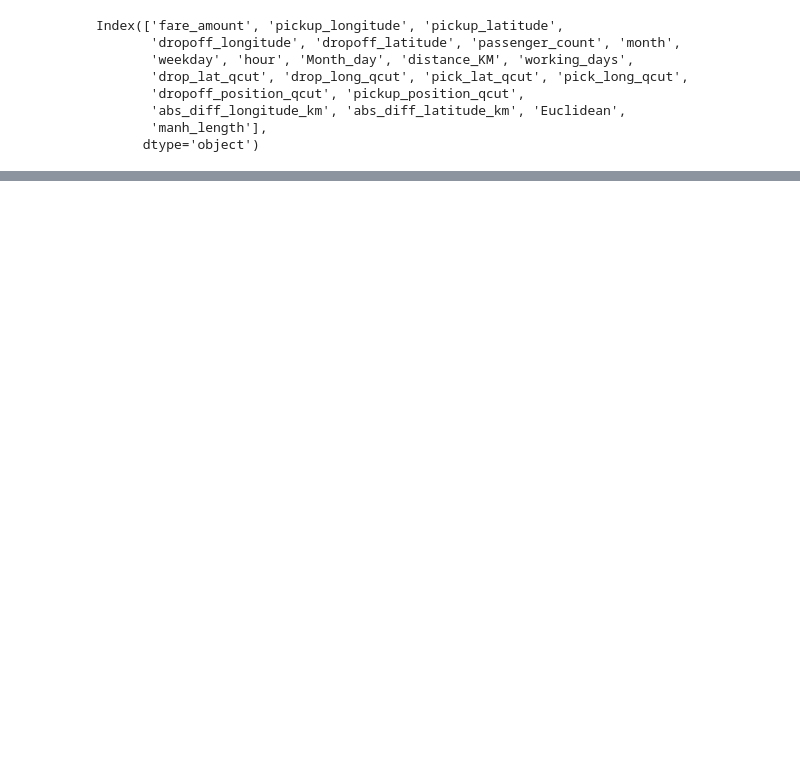
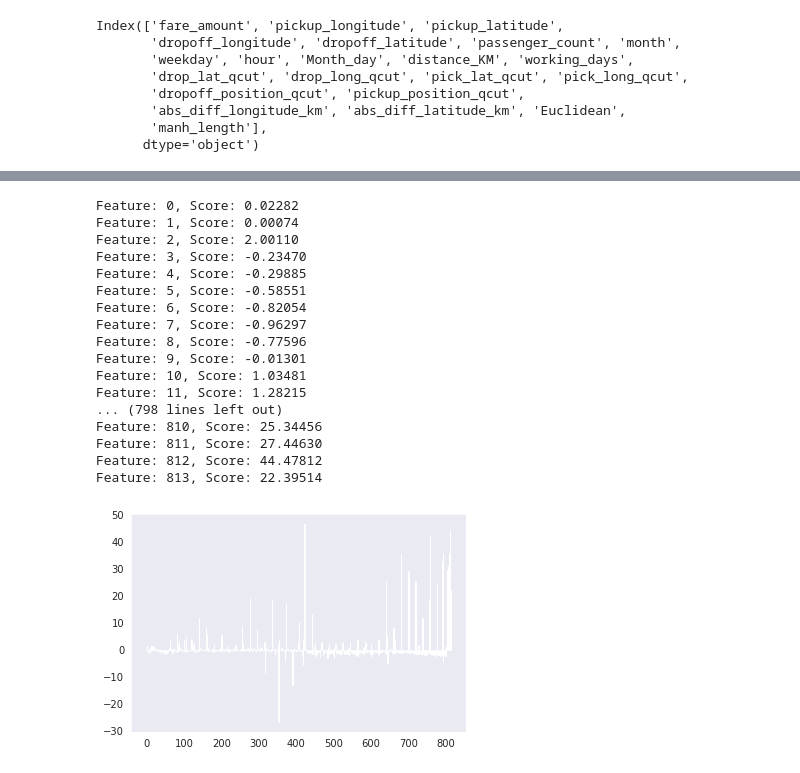
Before and after one commit to srosamont/Projects_Ironhack, a Jupyter notebook: NYC_ride_fare_modelling.ipynb, the cells around one changed output, grey strips where cells are left out. Drawn from its saved outputs; the diff is of its cells as text; code cells hidden in the pictures; blank space fills up the shorter version.

```diff
--- a/NYC_ride_fare_modelling.ipynb
+++ b/NYC_ride_fare_modelling.ipynb
@@ -1004,6 +1019,6 @@ Index(['fare_amount', 'pickup_longitude', 'pickup_latitude',
 # %%
 # transform to dummies
-df1=df.sample(frac=0.1)
+df1=df.sample(frac=0.5)
 # %%
 df2=df1[['dropoff_position_qcut', 'pickup_position_qcut','passenger_count','month',
        'weekday', 'hour', 'Month_day','fare_amount','manh_length']]
@@ -1020,0 +1042,4 @@ X_train, X_test,y_train,y_test = train_test_split(df2.drop(['fare_amount'],axis=
+# %%
+#MODEL 3 RIDGE WITH BUILD IN X VALIDATION
+from sklearn.linear_model import RidgeCV
+model3=RidgeCV(alphas=[1e-3, 1e-2, 1e-1, 1]).fit(X_train, y_train)
@@ -1021 +1082,29 @@ X_train, X_test,y_train,y_test = train_test_split(df2.drop(['fare_amount'],axis=
+# %%
+# get importance
+importance = model3.coef_
+# summarize feature importance
+for i,v in enumerate(importance):
+	print('Feature: %0d, Score: %.5f' % (i,v))
+# plot feature importance
+plt.bar([x for x in range(len(importance))], importance)
+plt.show()
+# %% [output]
+Feature: 0, Score: 0.02282
+Feature: 1, Score: 0.00074
+Feature: 2, Score: 2.00110
+Feature: 3, Score: -0.23470
+Feature: 4, Score: -0.29885
+Feature: 5, Score: -0.58551
+Feature: 6, Score: -0.82054
+Feature: 7, Score: -0.96297
+Feature: 8, Score: -0.77596
+Feature: 9, Score: -0.01301
+Feature: 10, Score: 1.03481
+Feature: 11, Score: 1.28215
+... (798 lines left out)
+Feature: 810, Score: 25.34456
+Feature: 811, Score: 27.44630
+Feature: 812, Score: 44.47812
+Feature: 813, Score: 22.39514
+[figure, added]
 # %%
```
Also changed, not shown: parts of 23 cells of this notebook.
